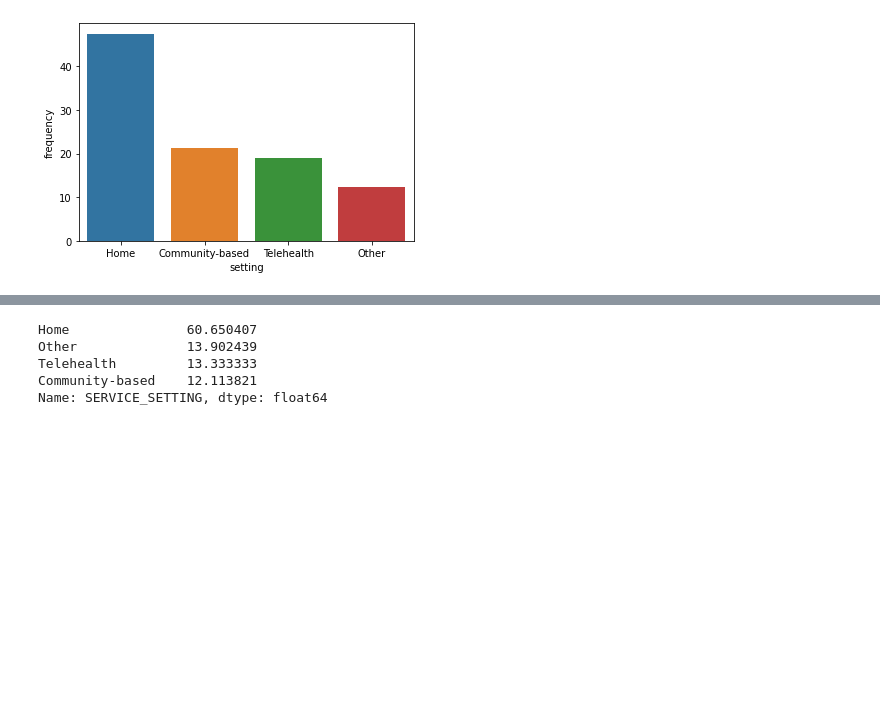
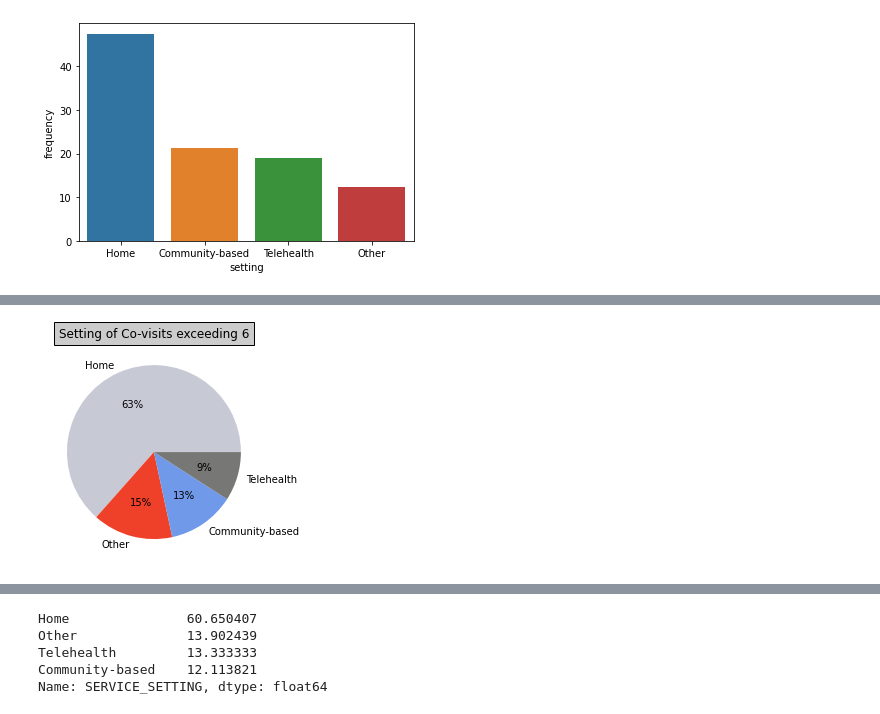
Before and after one commit to NSS-Data-Analytics-Cohort-8/teis_da8_1-new-balance-and-grill, a Jupyter notebook: notebooks/partner_project_2.ipynb, the cells around one changed output, grey strips where cells are left out. Cells and saved outputs as stored; diff of their text form; code cells hidden in the pictures; blank space fills up the shorter version.

```diff
--- a/notebooks/partner_project_2.ipynb
+++ b/notebooks/partner_project_2.ipynb
@@ -4,3 +5,5 @@ import seaborn as sns
+# %%
+colors = ["#C7CAD5", "#EF412A", "#7099E9", "#777776"]
 # %%
 dict_df = pd.read_excel('c:/Users/KMGre/Documents/DA8/Projects/teis_da8_1-new-balance-and-grill/data/TEIS_IFSP_Teaming_Jan_2022-_Jan_2023.xlsx',
                    sheet_name=['All Children with IFSPs','Compiled_IFSP Teaming'])
@@ -289,0 +209,13 @@ _df
+# %%
+data = [63.4, 14.9, 12.5, 9.1]
+labels = ['Home', 'Other', 'Community-based', 'Telehealth']
+
+
+colors1 = sns.set_palette(sns.color_palette(colors))
+
+
+plt.pie(data, labels = labels, colors = colors1, autopct='%.0f%%')
+plt.title("Setting of Co-visits exceeding 6", bbox={'facecolor':'0.8', 'pad':5})
+plt.show()
+# %% [output]
+[figure, added]
```
Also changed, not shown: parts of 25 cells of this notebook.
